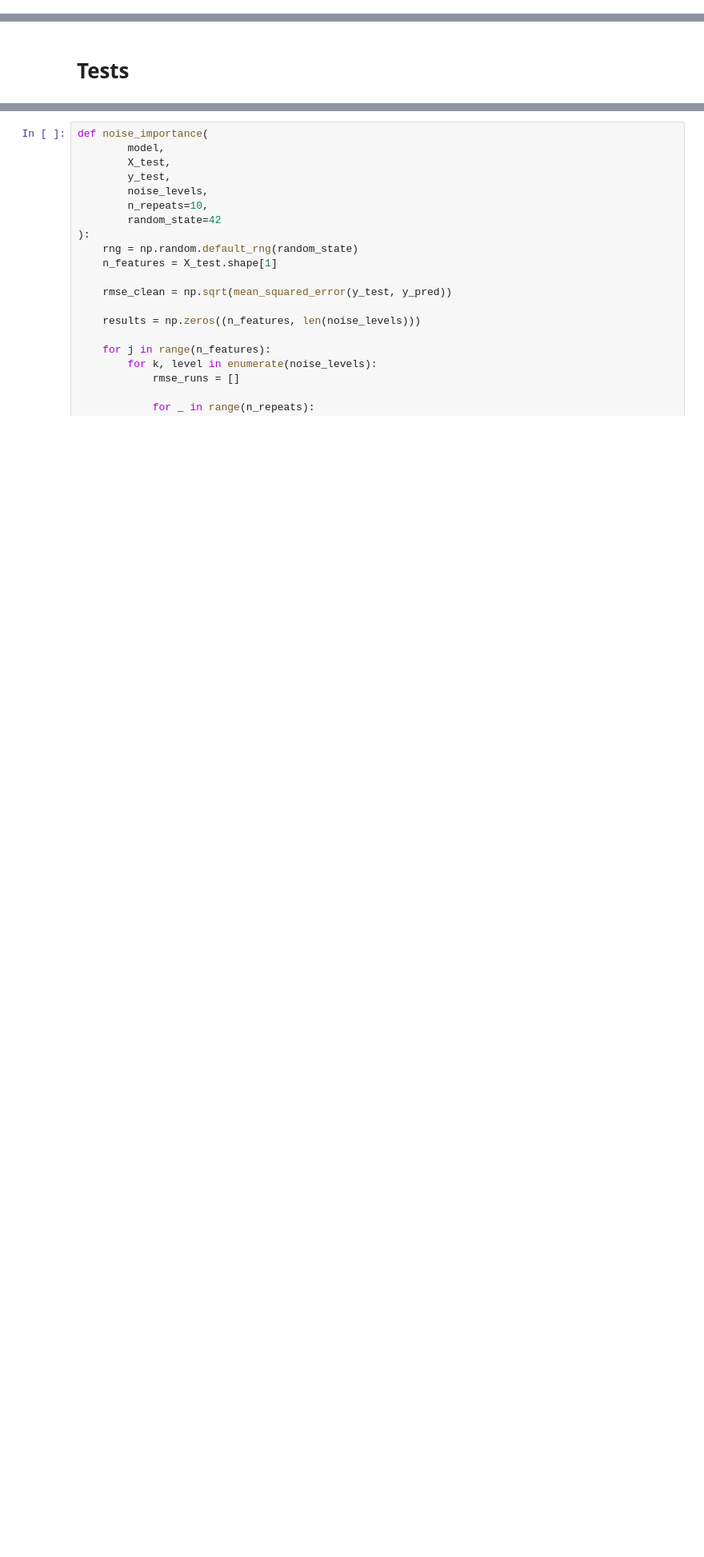
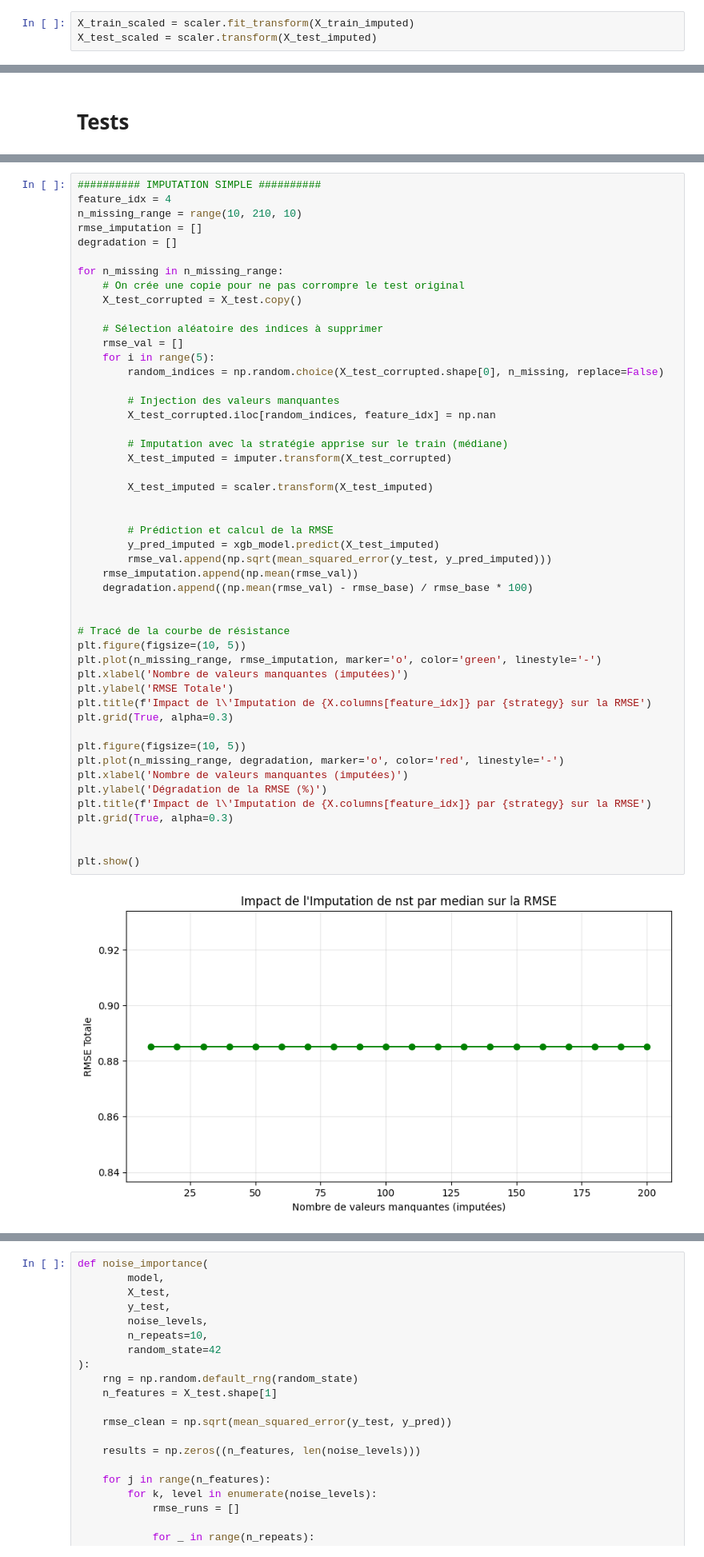
Before and after one commit to TristanRib/Documentation, a Jupyter notebook: notebooks/03_training.ipynb, the cells around one changed output, grey strips where cells are left out. Shown at 80% size. Cells and saved outputs as stored; diff of their text form; blank space fills up the shorter version.

Commit message:
Imputation

```diff
--- a/notebooks/03_training.ipynb
+++ b/notebooks/03_training.ipynb
@@ -18,0 +31,3 @@ df_scaled[cols] = scaler.fit_transform(df_scaled[cols])
+# %%
+X_train_scaled = scaler.fit_transform(X_train_imputed)
+X_test_scaled = scaler.transform(X_test_imputed)
@@ -66,0 +104,51 @@ print(f"R²   : {r2_score(y_test, y_pred)}")
+# %%
+########## IMPUTATION SIMPLE ##########
+feature_idx = 4
+n_missing_range = range(10, 210, 10)
+rmse_imputation = []
+degradation = []
+
+for n_missing in n_missing_range:
+    # On crée une copie pour ne pas corrompre le test original
+    X_test_corrupted = X_test.copy()
+
+    # Sélection aléatoire des indices à supprimer
+    rmse_val = []
+    for i in range(5):
+        random_indices = np.random.choice(X_test_corrupted.shape[0], n_missing, replace=False)
+
+        # Injection des valeurs manquantes
+        X_test_corrupted.iloc[random_indices, feature_idx] = np.nan
+
+        # Imputation avec la stratégie apprise sur le train (médiane)
+        X_test_imputed = imputer.transform(X_test_corrupted)
+
+        X_test_imputed = scaler.transform(X_test_imputed)
+
+
+        # Prédiction et calcul de la RMSE
+        y_pred_imputed = xgb_model.predict(X_test_imputed)
+        rmse_val.append(np.sqrt(mean_squared_error(y_test, y_pred_imputed)))
+    rmse_imputation.append(np.mean(rmse_val))
+    degradation.append((np.mean(rmse_val) - rmse_base) / rmse_base * 100)
+
+
+# Tracé de la courbe de résistance
+plt.figure(figsize=(10, 5))
+plt.plot(n_missing_range, rmse_imputation, marker='o', color='green', linestyle='-')
+plt.xlabel('Nombre de valeurs manquantes (imputées)')
+plt.ylabel('RMSE Totale')
+plt.title(f'Impact de l\'Imputation de {X.columns[feature_idx]} par {strategy} sur la RMSE')
+plt.grid(True, alpha=0.3)
+
+plt.figure(figsize=(10, 5))
+plt.plot(n_missing_range, degradation, marker='o', color='red', linestyle='-')
+plt.xlabel('Nombre de valeurs manquantes (imputées)')
+plt.ylabel('Dégradation de la RMSE (%)')
+plt.title(f'Impact de l\'Imputation de {X.columns[feature_idx]} par {strategy} sur la RMSE')
+plt.grid(True, alpha=0.3)
+
+
+plt.show()
+# %% [output]
+[figure, added]
```
Also changed, not shown: parts of 22 cells of this notebook, 2 other files.
